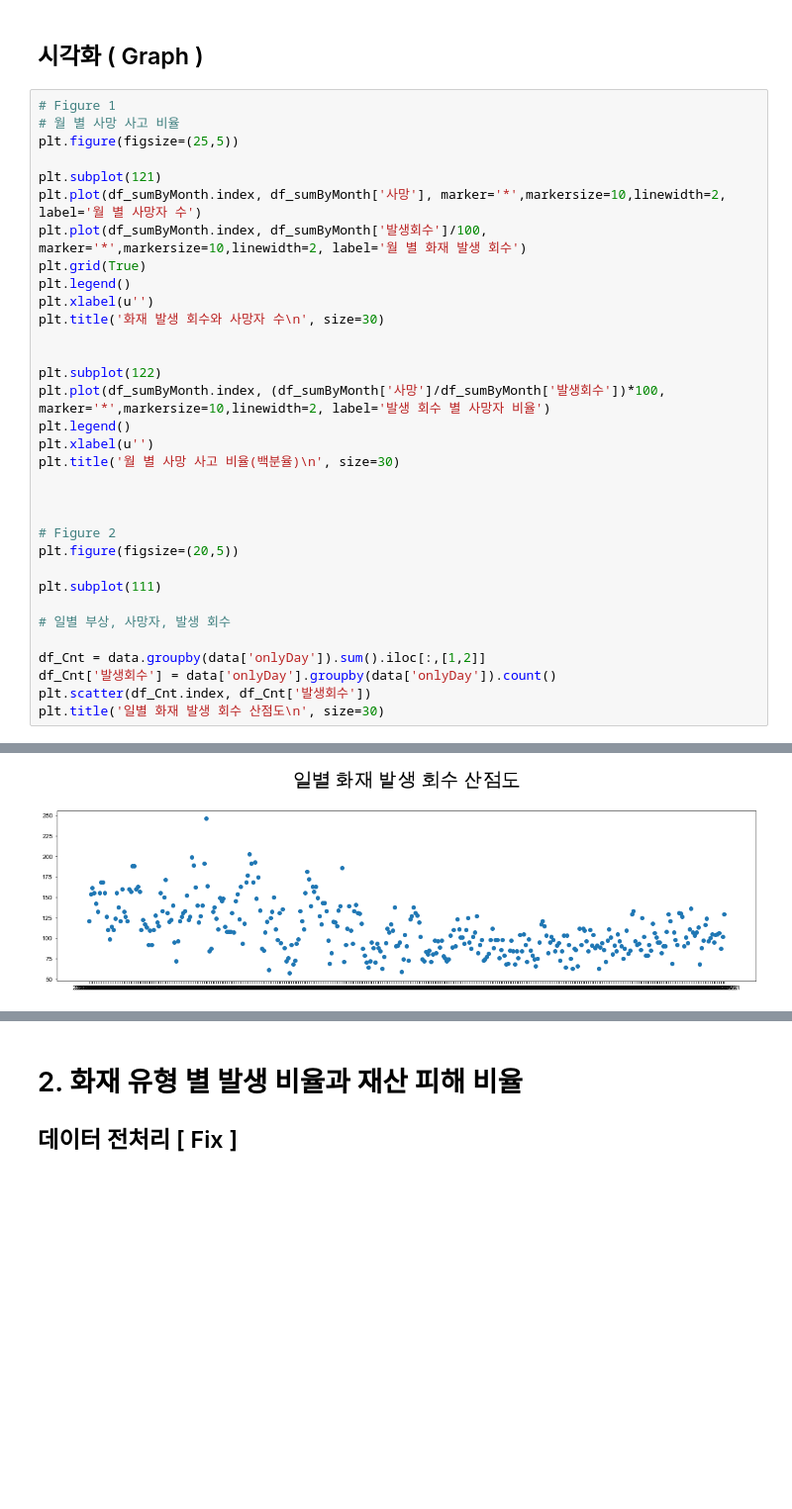
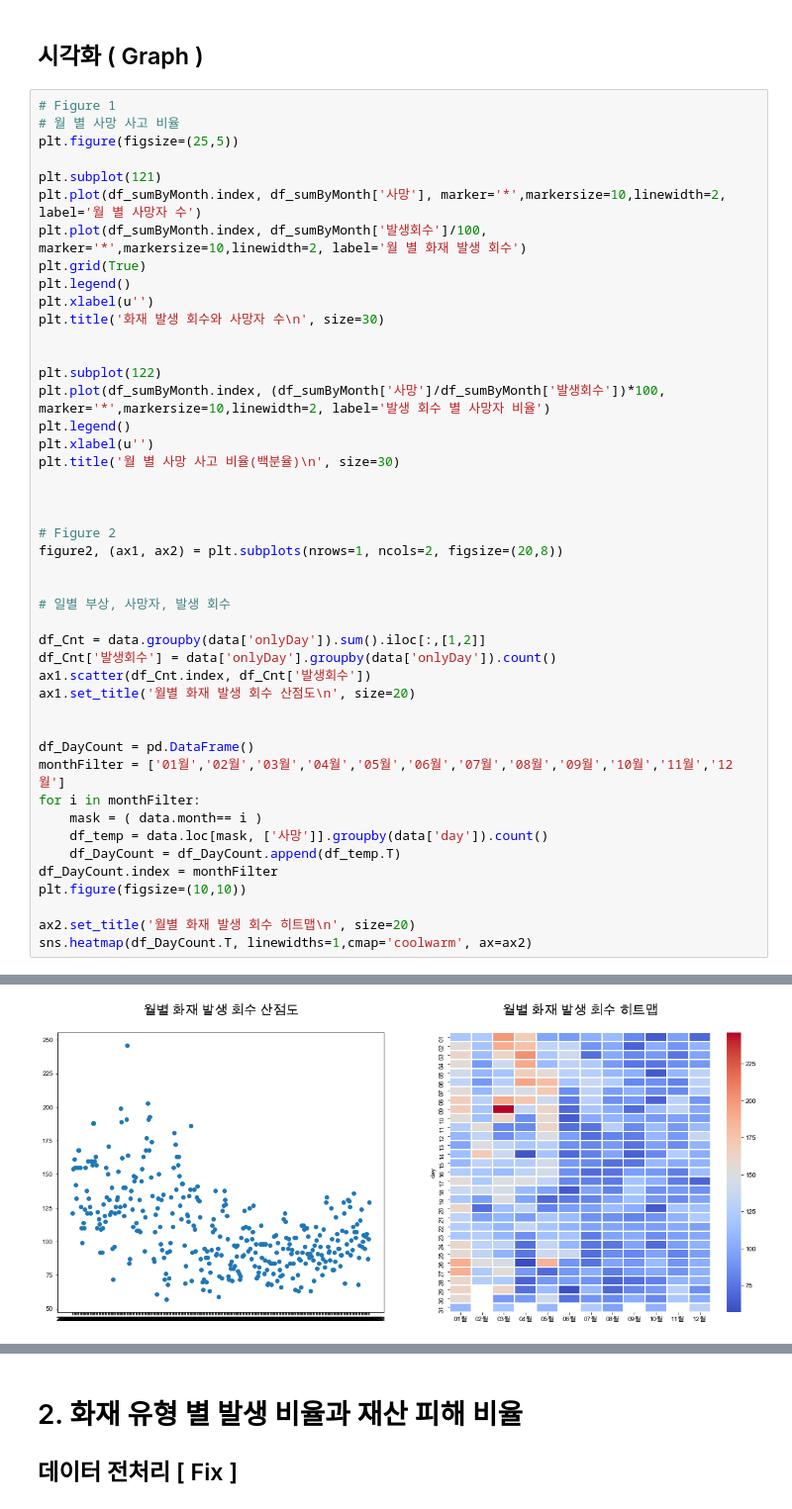
Before and after one commit to charmingjae/pandas, a Jupyter notebook: work/project.ipynb, the cells around one changed output, grey strips where cells are left out. Shown at 99% size. Cells and saved outputs as stored; diff of their text form; blank space fills up the shorter version.

```diff
--- a/work/project.ipynb
+++ b/work/project.ipynb
@@ -101,14 +101,26 @@ plt.title('월 별 사망 사고 비율(백분율)\n', size=30)
 
 
 # Figure 2
-plt.figure(figsize=(20,5))
+figure2, (ax1, ax2) = plt.subplots(nrows=1, ncols=2, figsize=(20,8))
 
-plt.subplot(111)
 
 # 일별 부상, 사망자, 발생 회수
 
 df_Cnt = data.groupby(data['onlyDay']).sum().iloc[:,[1,2]]
 df_Cnt['발생회수'] = data['onlyDay'].groupby(data['onlyDay']).count()
-plt.scatter(df_Cnt.index, df_Cnt['발생회수'])
-plt.title('일별 화재 발생 회수 산점도\n', size=30)
+ax1.scatter(df_Cnt.index, df_Cnt['발생회수'])
+ax1.set_title('월별 화재 발생 회수 산점도\n', size=20)
+
+
+df_DayCount = pd.DataFrame()
+monthFilter = ['01월','02월','03월','04월','05월','06월','07월','08월','09월','10월','11월','12월']
+for i in monthFilter:
+    mask = ( data.month== i )
+    df_temp = data.loc[mask, ['사망']].groupby(data['day']).count()
+    df_DayCount = df_DayCount.append(df_temp.T)
+df_DayCount.index = monthFilter
+plt.figure(figsize=(10,10))
+
+ax2.set_title('월별 화재 발생 회수 히트맵\n', size=20)
+sns.heatmap(df_DayCount.T, linewidths=1,cmap='coolwarm', ax=ax2)
 # %% [output]
@@ -116,2 +128,2 @@ Text(0.5, 1.0, '일별 화재 발생 회수 산점도\n')
 [figure]
-[figure, old version]
+[figure, new version]
```
Also changed, not shown: parts of 16 cells of this notebook.
